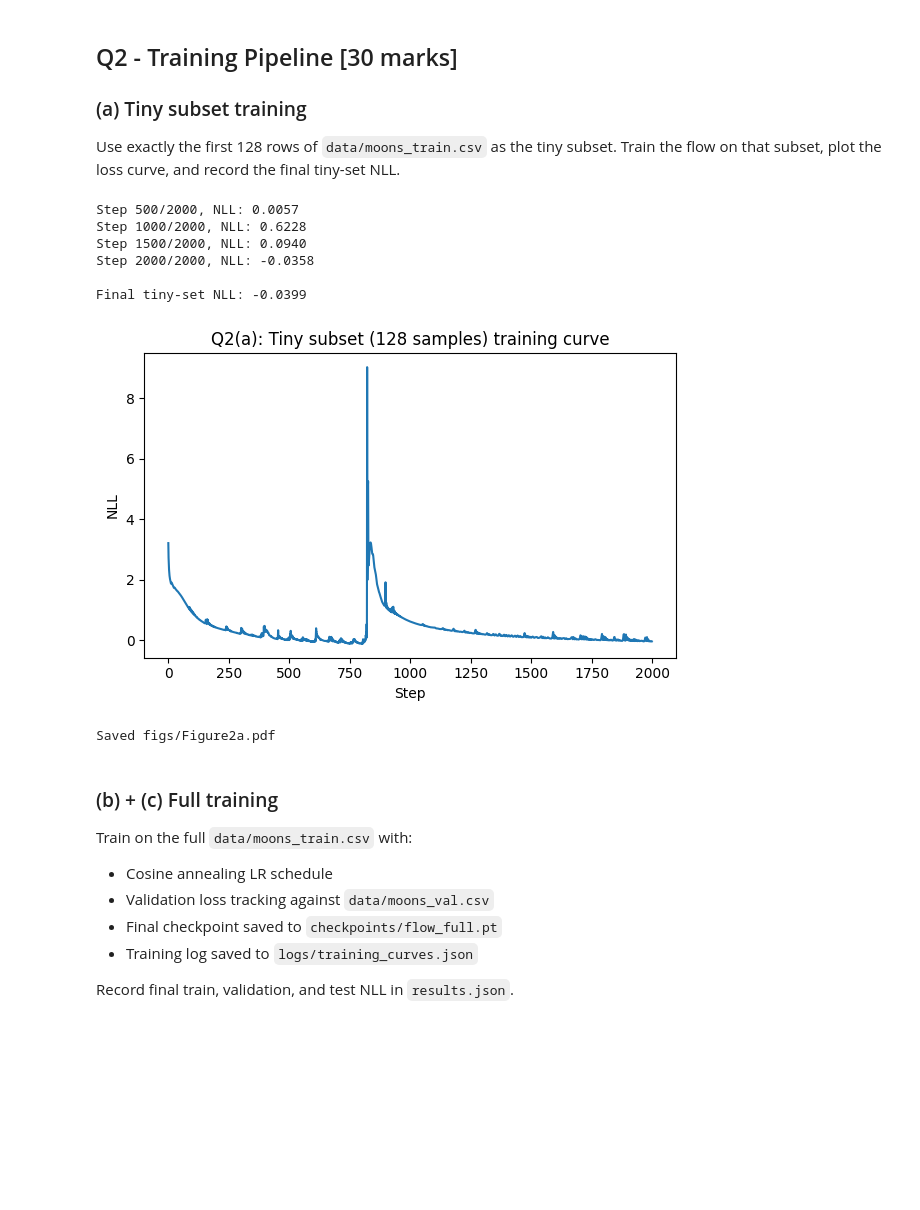
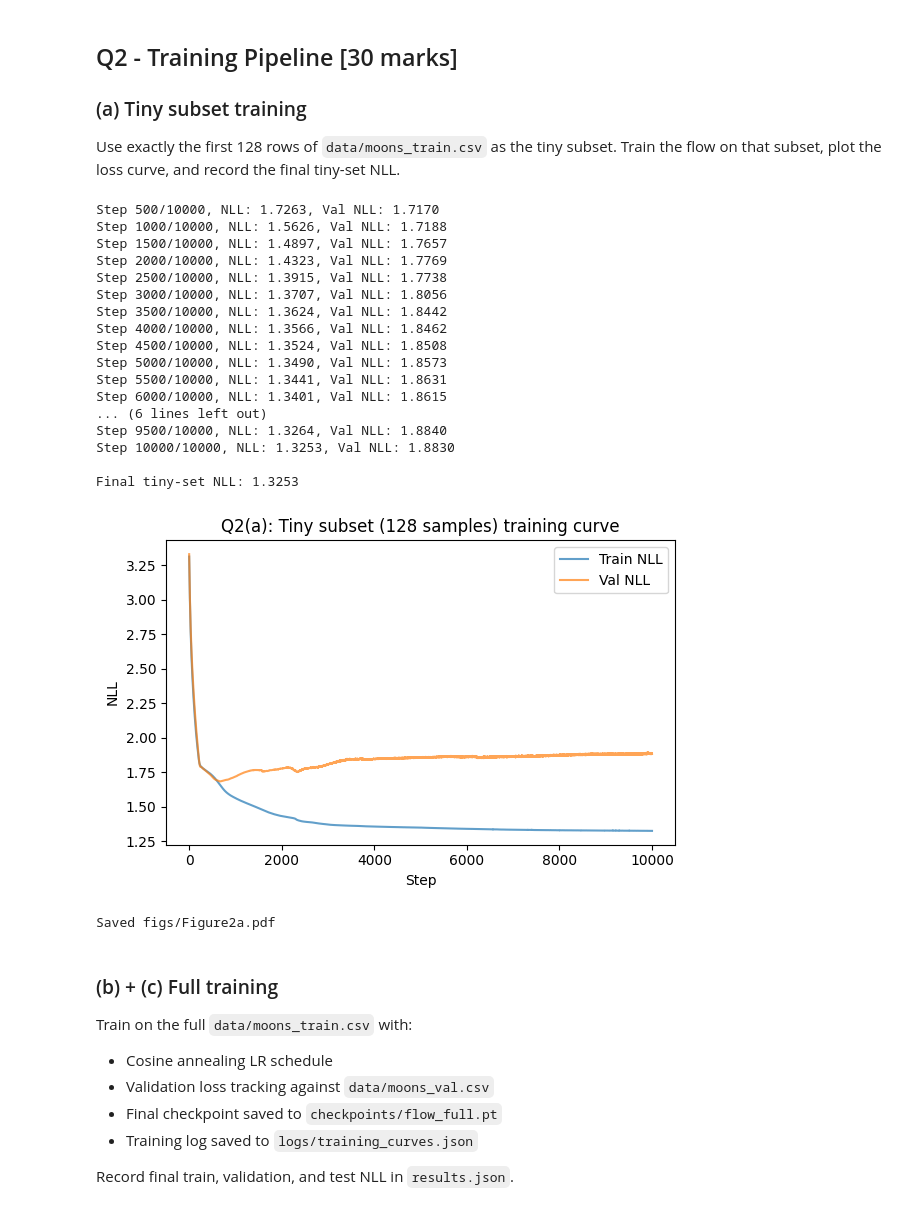
Before and after one commit to rowan-dauria/m2-coursework, a Jupyter notebook: coursework.ipynb, the cells around one changed output. Saved outputs shown, nothing was run; the diff lists cells and outputs as text; code cells hidden in the pictures; blank space fills up the shorter version.

```diff
--- a/coursework.ipynb
+++ b/coursework.ipynb
@@ -180,50 +188,82 @@ print("Saved results.json and figs/Figure1c.pdf")
 Use exactly the first 128 rows of `data/moons_train.csv` as the tiny subset. Train the flow on that subset, plot the loss curve, and record the final tiny-set NLL.
 # %%
 SEED = 42
-N_TINY_STEPS = 2000
-LR = 1e-3
+N_TINY_STEPS = 10000
+LR_TINY = 1e-3
 
 x_tiny = x_train[:128]
+x_val = splits.val.x
+x_test = splits.test.x
 
 torch.manual_seed(SEED)
-flow_tiny = Flow(dim=2, hidden=128, n_layers=8)
-optimizer_tiny = torch.optim.Adam(flow_tiny.parameters(), lr=LR)
+flow_tiny = Flow(dim=2, hidden=16, n_layers=2)
+optimizer_tiny = torch.optim.Adam(flow_tiny.parameters(), lr=LR_TINY)
 
 tiny_losses = []
+tiny_val_losses = []
+
 for step in range(N_TINY_STEPS):
+    # put the flow model in training mode
+    flow_tiny.train()
+    # calculate current loss, "loss" is a torch tensor
     loss = -flow_tiny.log_prob(x_tiny).mean()
+    # remove any old gradients stored on the model
     optimizer_tiny.zero_grad()
+    # calculate gradients of model weights according to the loss
     loss.backward()
+    # use parameter gradients to update model parameters
     optimizer_tiny.step()
+    # record the loss for plotting
     tiny_losses.append(loss.item())
+
+    # Validation loss every step (cheap: only 100 points)
+    flow_tiny.eval()
+    with torch.no_grad():
+        val_loss = -flow_tiny.log_prob(x_val).mean().item()
+    tiny_val_losses.append(val_loss)
+
     if (step + 1) % 500 == 0:
-        print(f"Step {step+1}/{N_TINY_STEPS}, NLL: {loss.item():.4f}")
+        print(f"Step {step+1}/{N_TINY_STEPS}, NLL: {loss.item():.4f}, Val NLL: {val_loss:.4f}")
 
 # Final NLL evaluated on the full tiny set
 flow_tiny.eval()
 with torch.no_grad():
     tinyset_final_nll = -flow_tiny.log_prob(x_tiny).mean().item()
 print(f"\nFinal tiny-set NLL: {tinyset_final_nll:.4f}")
-
-# --- Figure 2a ---
-fig, ax = plt.subplots(figsize=(6, 4))
-ax.plot(tiny_losses)
-ax.set_xlabel("Step")
-ax.set_ylabel("NLL")
-ax.set_title("Q2(a): Tiny subset (128 samples) training curve")
-fig.tight_layout()
-fig.savefig("figs/Figure2a.pdf")
-plt.show()
-print("Saved figs/Figure2a.pdf")
 # %% [output]
-Step 500/2000, NLL: 0.0057
-Step 1000/2000, NLL: 0.6228
-Step 1500/2000, NLL: 0.0940
-Step 2000/2000, NLL: -0.0358
+Step 500/10000, NLL: 1.7263, Val NLL: 1.7170
+Step 1000/10000, NLL: 1.5626, Val NLL: 1.7188
+Step 1500/10000, NLL: 1.4897, Val NLL: 1.7657
+Step 2000/10000, NLL: 1.4323, Val NLL: 1.7769
+Step 2500/10000, NLL: 1.3915, Val NLL: 1.7738
+Step 3000/10000, NLL: 1.3707, Val NLL: 1.8056
+Step 3500/10000, NLL: 1.3624, Val NLL: 1.8442
+Step 4000/10000, NLL: 1.3566, Val NLL: 1.8462
+Step 4500/10000, NLL: 1.3524, Val NLL: 1.8508
+Step 5000/10000, NLL: 1.3490, Val NLL: 1.8573
+Step 5500/10000, NLL: 1.3441, Val NLL: 1.8631
+Step 6000/10000, NLL: 1.3401, Val NLL: 1.8615
+... (6 lines left out)
+Step 9500/10000, NLL: 1.3264, Val NLL: 1.8840
+Step 10000/10000, NLL: 1.3253, Val NLL: 1.8830
 
-Final tiny-set NLL: -0.0399
+Final tiny-set NLL: 1.3253
-[figure, removed]
-Saved figs/Figure2a.pdf
+# %%
+# --- Figure 2a ---
+fig, ax = plt.subplots(figsize=(6, 4))
+ax.plot(tiny_losses, label="Train NLL", alpha=0.7)
+ax.plot(tiny_val_losses, label="Val NLL", alpha=0.7)
+ax.set_xlabel("Step")
+ax.set_ylabel("NLL")
+ax.set_title("Q2(a): Tiny subset (128 samples) training curve")
+ax.legend()
+fig.tight_layout()
+fig.savefig("figs/Figure2a.pdf")
+plt.show()
+print("Saved figs/Figure2a.pdf")
+# %% [output]
+[figure, added]
+Saved figs/Figure2a.pdf
 # %% [markdown]
 ### (b) + (c) Full training
 
```
Also changed, not shown: parts of 6 cells of this notebook.
